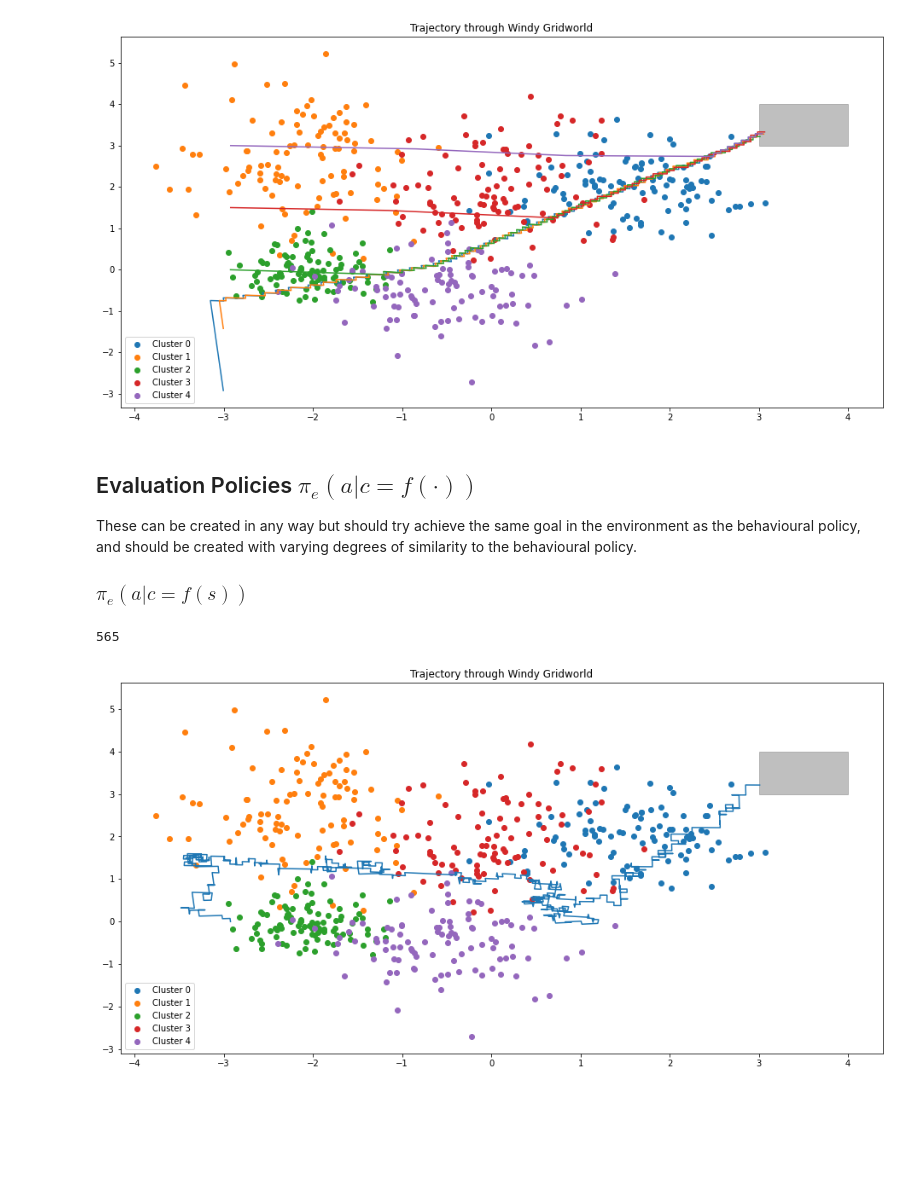
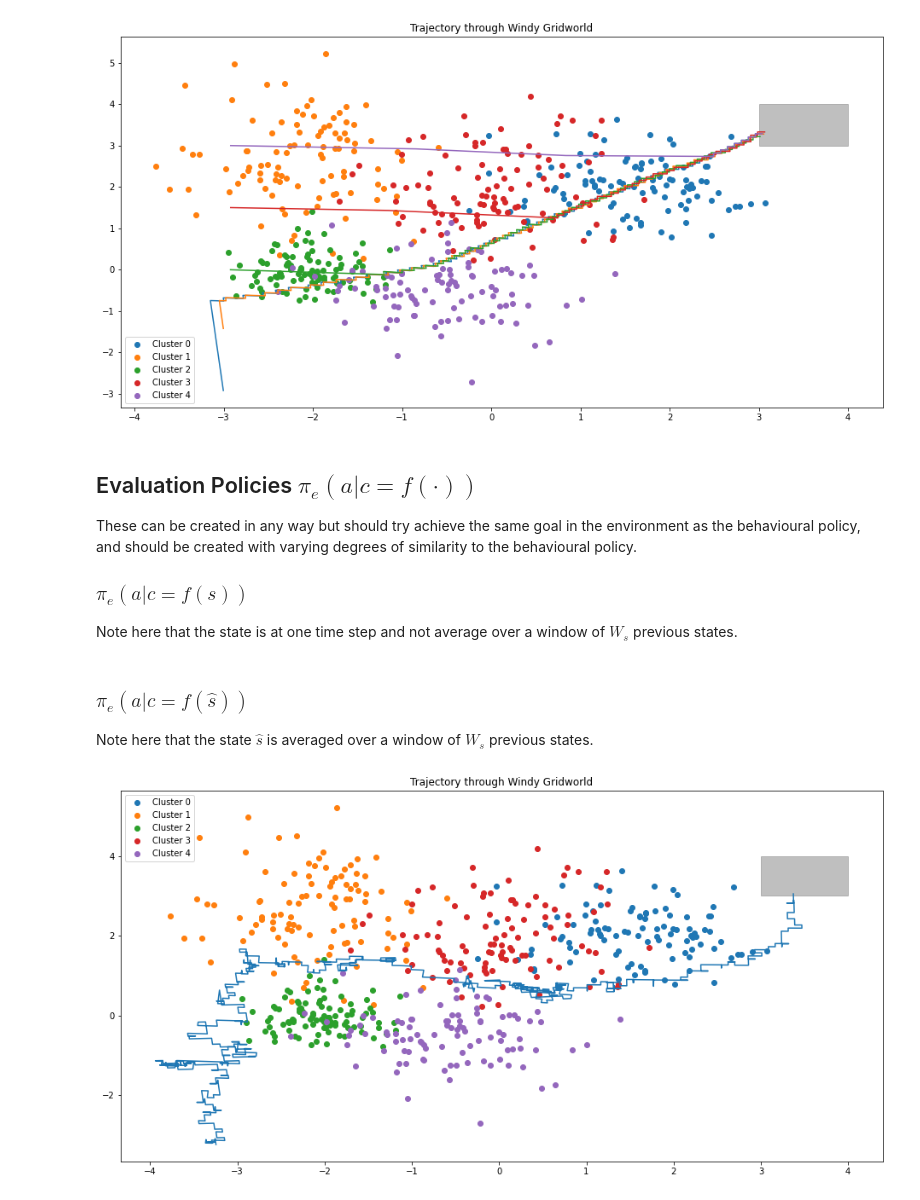
Before and after one commit to jackteversham/concepts-ope, a Jupyter notebook: learning_policies.ipynb, the cells around one changed output. Saved outputs shown, nothing was run; the diff lists cells and outputs as text; code cells hidden in the pictures; blank space fills up the shorter version.

Commit message:
saving pi_b model. passing custom policies and state windowing functions to environment object.

```diff
--- a/learning_policies.ipynb
+++ b/learning_policies.ipynb
@@ -148,4 +110,5 @@ plt.show()
 These can be created in any way but should try achieve the same goal in the environment as the behavioural policy, and should be created with varying degrees of similarity to the behavioural policy.
 
 ### $\pi_e(a|c=f(s))$
+Note here that the state is at one time step and not average over a window of $W_s$ previous states.
 # %%
@@ -167,22 +136,46 @@ def policy(s, A, concept_model):
-# %%
-concept_model = keras.models.load_model("saved_models/c|s")
-evaluation_env = WindyGridworld(len(means), "simple", None, means, None, policy, concept_model)
-
-history = evaluation_env.play(True, [], [], [], [], [], s = np.array([-3,0]))
-print(len(history))
-fig, ax3 = plt.subplots(figsize=(16,8))
-plt.plot(history[:, 0], history[:, 1])
-rect = patches.Rectangle([3, 3], 1, 1, fill=True, color="grey", alpha=0.5)
-ax3.add_patch(rect)
-
-for i in range(len(means)):
-    start = i*100
-    end = (i+1)*100
-    plt.scatter(clusters[start:end,0], clusters[start:end,1], label=f"Cluster {i}")
-
-plt.legend()
-plt.title("Trajectory through Windy Gridworld")
-plt.show()
-# %% [output]
-565
-[figure, removed]
+# %% [markdown]
+### $\pi_e(a|c=f(\hat{s}))$
+Note here that the state $\hat{s}$ is averaged over a window of $W_s$ previous states.
+# %%
+def policy(s, A, trajectory, concept_model, window_states):
+    '''Arguments:
+    s: current state
+    A: action space
+    trajectory: the trajectory history up until the current state
+    concept_model: the model used to predict the current concept
+    window_states: function to average previous states in window of length W_s
+    '''
+    if len(trajectory)==0:
+        return s
+    s_hat = window_states(trajectory, W_s=10)
+    s_hat = s_hat.reshape((1,2))
+
+    c = np.argmax(concept_model.predict(s_hat)) #predict the concept from the current state
+    indices = [0, 1, 2, 3] # up, down, right, left
+    p=[0.35, 0.15, 0.35, 0.15] #default distribution of actions
+    if c== 1:
+        p=[0.25, 0.25, 0.4, 0.1]
+    elif c==2:
+        p=[0.4, 0.1, 0.3, 0.2]
+    elif c==3:
+        p=[0.25, 0.25, 0.4, 0.1]
+    elif c==4:
+        p=[0.4, 0.1, 0.3, 0.2] #intuitive policy based on concept which is interpretable
+
+    return A[np.random.choice(indices, 1, p=p)[0]]
+
+
+def window_states(trajectory, W_s):
+    '''Replaces each state with the average value of previous W_s states including the current state, smoothing the trajectories.'''
+    i = len(trajectory)
+    window = trajectory[i - min(W_s, i):i]
+    s_hat = np.sum(window, axis=0)/len(window)
+    return s_hat
+
+concept_model = keras.models.load_model("saved_models/c|s") #How can I incorporate future values here? Not possible I dont think. rethink the concept learning using previous values
+evaluation_env = WindyGridworld(len(means), "simple", None, means, None, policy, concept_model, window_states)
+
+history = evaluation_env.play(True, [], [], [], [], [], s = np.array([-3,-3]))
+evaluation_env.plot_trajectory(history,means,clusters)
+# %% [output]
+[figure, added]
```
Also changed, not shown: parts of 6 cells of this notebook, 5 other files.
